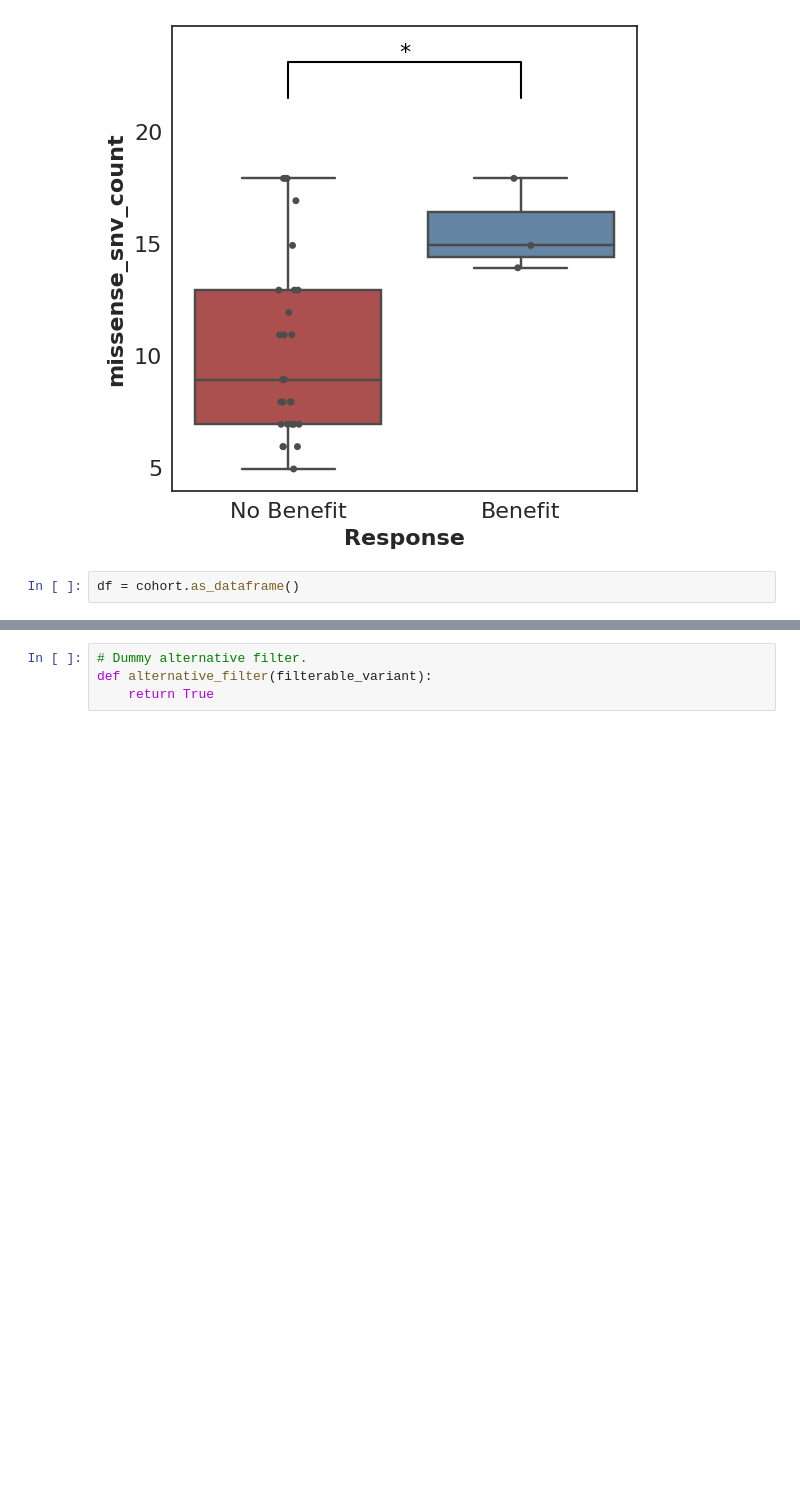
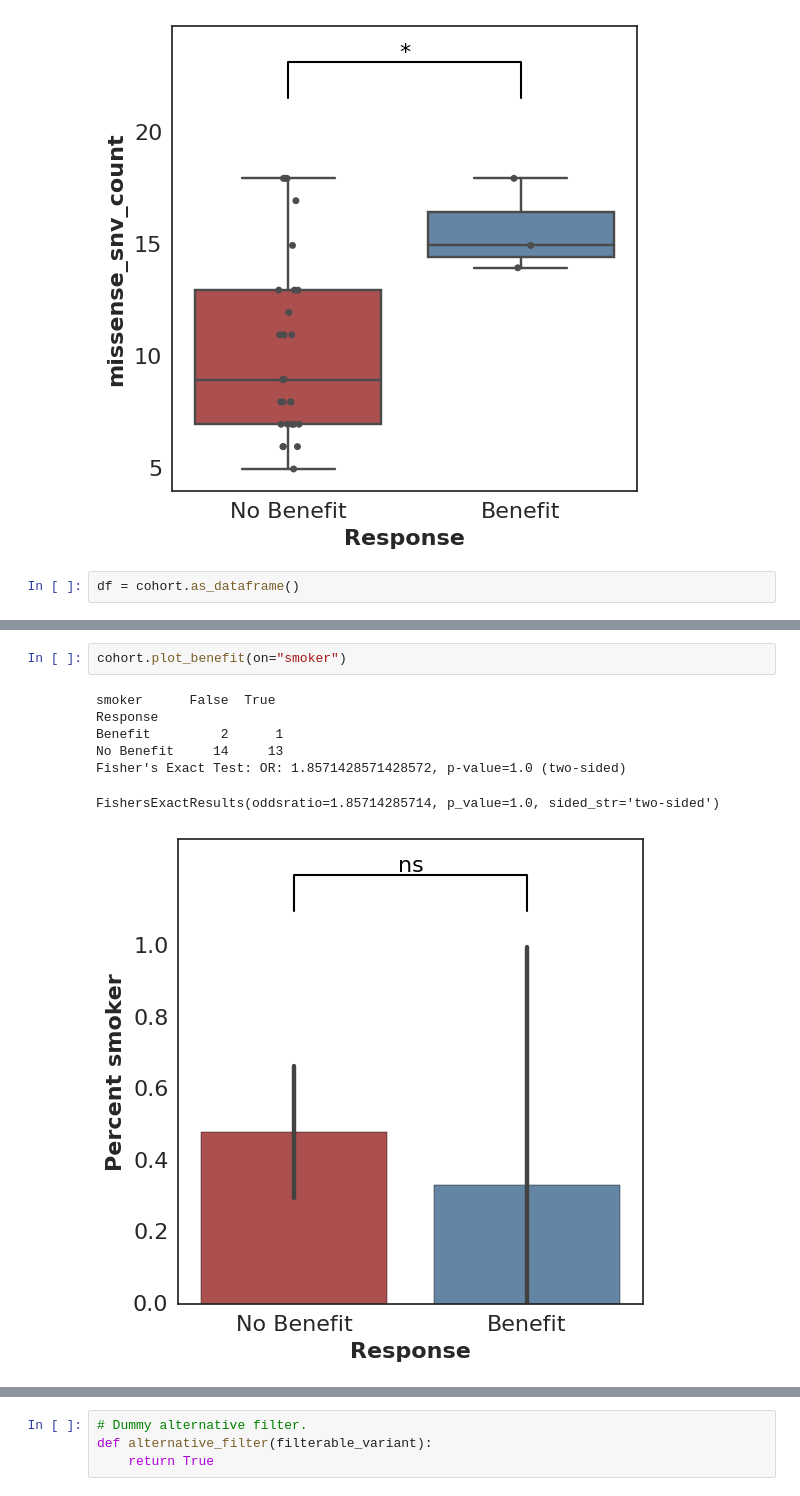
Before and after one commit to hammerlab/cohorts-example, a Jupyter notebook: Cohorts Example.ipynb, the cells around one changed output, grey strips where cells are left out. Saved outputs shown, nothing was run; the diff lists cells and outputs as text; blank space fills up the shorter version.

```diff
--- a/Cohorts Example.ipynb
+++ b/Cohorts Example.ipynb
@@ -98,6 +113,16 @@ Results
          0.53362 |              0.387 |  Cannot Reject Null |       False
 >
 [figure]
+# %%
+cohort.plot_benefit(on="smoker")
+# %% [output]
+smoker      False  True
+Response
+Benefit         2      1
+No Benefit     14     13
+Fisher's Exact Test: OR: 1.8571428571428572, p-value=1.0 (two-sided)
+FishersExactResults(oddsratio=1.85714285714, p_value=1.0, sided_str='two-sided')
+[figure, added]
 # %%
 cohort.plot_benefit(on="PD-L1 Expression", join_with="pdl1")
 cohort.plot_correlation(on={"Missense SNV Count": missense_snv_count,
```
Also changed, not shown: parts of 10 cells of this notebook.
